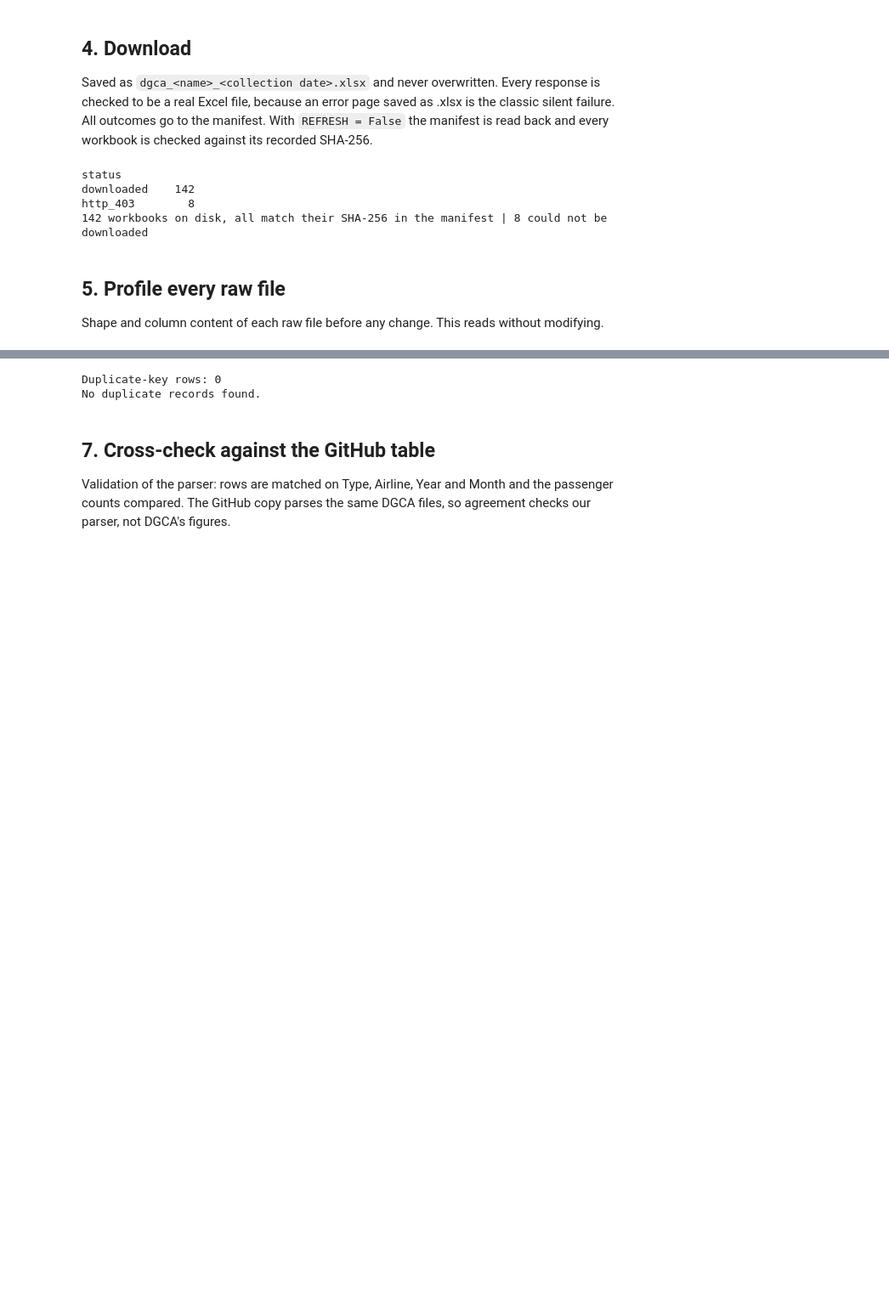
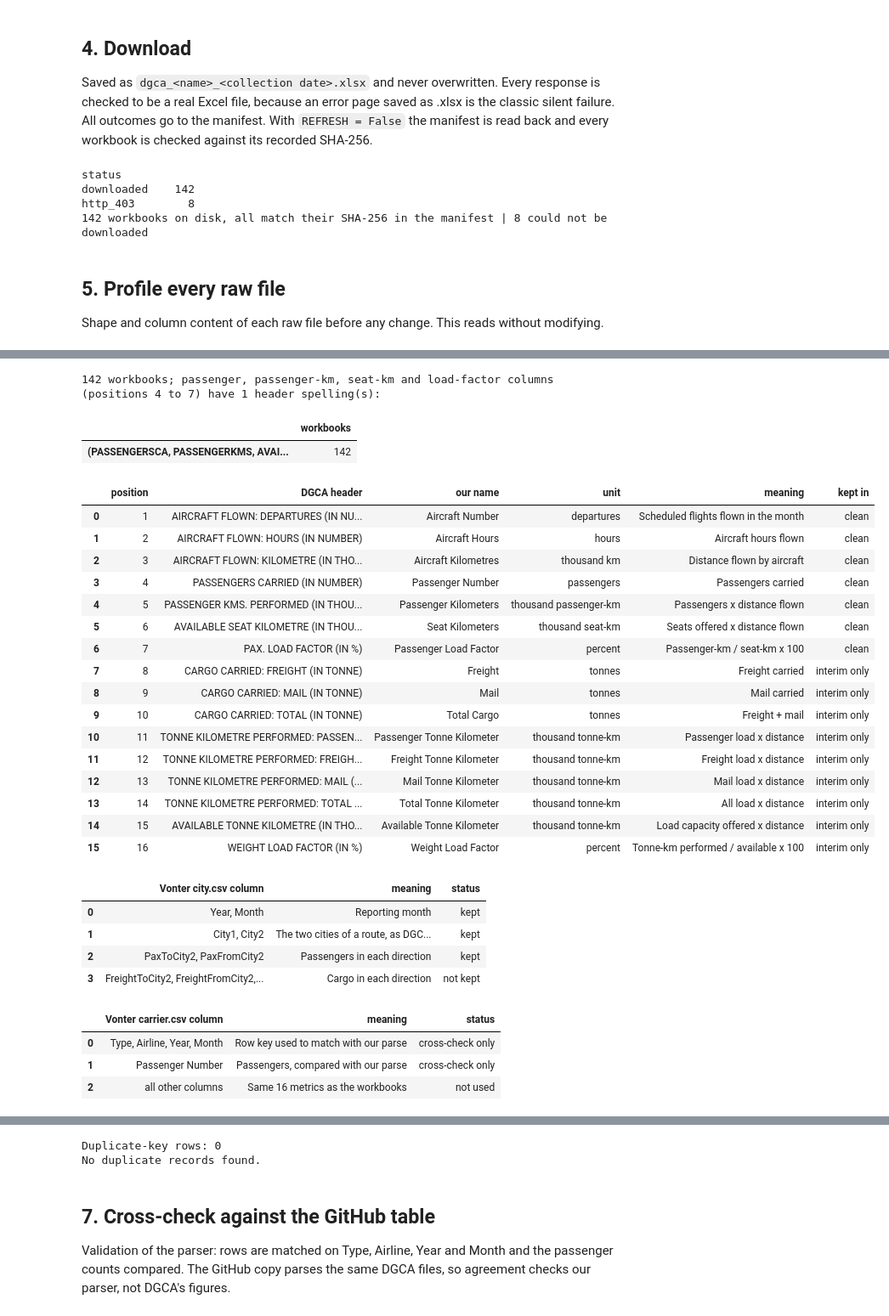
Before and after one commit to iitm-da25b035/DA2402-Project, a Jupyter notebook: notebooks/dgca_download_pipeline.ipynb, the cells around one changed output, grey strips where cells are left out. Shown at 85% size. Saved outputs shown, nothing was run; the diff lists cells and outputs as text; code cells hidden in the pictures; blank space fills up the shorter version.

```diff
--- a/notebooks/dgca_download_pipeline.ipynb
+++ b/notebooks/dgca_download_pipeline.ipynb
@@ -450,2 +490,65 @@ Files with multiple sheets: 83
+# %%
+# Do all workbooks share one column layout? Compare the header rows above the monthly data, position by position.
+def header_words(path):
+    with pd.ExcelFile(path) as xl:
+        d = pd.read_excel(xl, sheet_name=xl.sheet_names[0], header=None)
+    r = next(i for i, v in enumerate(d.iloc[:, 0]) if isinstance(v, str) and "MONTH" in v.upper())
+    return tuple(re.sub(r"[^A-Z]", "", " ".join(str(v) for v in d.iloc[r:r + 2, c] if pd.notna(v)).upper())[:12] for c in [4, 5, 6, 7])
+layouts = pd.Series([header_words(p) for p in ok.path]).value_counts()
+print(f"{len(ok)} workbooks; passenger, passenger-km, seat-km and load-factor columns (positions 4 to 7) have {len(layouts)} header spelling(s):")
+display(layouts.rename("workbooks").to_frame())
+
+# Meaning of each column kept from the workbooks. Positions are the same in every workbook, so this table applies to all 142.
+meaning = pd.DataFrame([
+    (1, "AIRCRAFT FLOWN: DEPARTURES (IN NUMBER)", "Aircraft Number", "departures", "Scheduled flights flown in the month", "clean"),
+    (2, "AIRCRAFT FLOWN: HOURS (IN NUMBER)", "Aircraft Hours", "hours", "Aircraft hours flown", "clean"),
+    (3, "AIRCRAFT FLOWN: KILOMETRE (IN THOUSAND)", "Aircraft Kilometres", "thousand km", "Distance flown by aircraft", "clean"),
+    (4, "PASSENGERS CARRIED (IN NUMBER)", "Passenger Number", "passengers", "Passengers carried", "clean"),
+    (5, "PASSENGER KMS. PERFORMED (IN THOUSAND)", "Passenger Kilometers", "thousand passenger-km", "Passengers x distance flown", "clean"),
+    (6, "AVAILABLE SEAT KILOMETRE (IN THOUSAND)", "Seat Kilometers", "thousand seat-km", "Seats offered x distance flown", "clean"),
+    (7, "PAX. LOAD FACTOR (IN %)", "Passenger Load Factor", "percent", "Passenger-km / seat-km x 100", "clean"),
+    (8, "CARGO CARRIED: FREIGHT (IN TONNE)", "Freight", "tonnes", "Freight carried", "interim only"),
+    (9, "CARGO CARRIED: MAIL (IN TONNE)", "Mail", "tonnes", "Mail carried", "interim only"),
+    (10, "CARGO CARRIED: TOTAL (IN TONNE)", "Total Cargo", "tonnes", "Freight + mail", "interim only"),
+    (11, "TONNE KILOMETRE PERFORMED: PASSENGER (IN THOUSAND)", "Passenger Tonne Kilometer", "thousand tonne-km", "Passenger load x distance", "interim only"),
+    (12, "TONNE KILOMETRE PERFORMED: FREIGHT (IN THOUSAND)", "Freight Tonne Kilometer", "thousand tonne-km", "Freight load x distance", "interim only"),
+    (13, "TONNE KILOMETRE PERFORMED: MAIL (IN THOUSAND)", "Mail Tonne Kilometer", "thousand tonne-km", "Mail load x distance", "interim only"),
+    (14, "TONNE KILOMETRE PERFORMED: TOTAL (IN THOUSAND)", "Total Tonne Kilometer", "thousand tonne-km", "All load x distance", "interim only"),
+    (15, "AVAILABLE TONNE KILOMETRE (IN THOUSAND)", "Available Tonne Kilometer", "thousand tonne-km", "Load capacity offered x distance", "interim only"),
+    (16, "WEIGHT LOAD FACTOR (IN %)", "Weight Load Factor", "percent", "Tonne-km performed / available x 100", "interim only"),
+], columns=["position", "DGCA header", "our name", "unit", "meaning", "kept in"])
+display(meaning)
+display(pd.DataFrame([("Year, Month", "Reporting month", "kept"), ("City1, City2", "The two cities of a route, as DGCA wrote them", "kept"), ("PaxToCity2, PaxFromCity2", "Passengers in each direction", "kept"), ("FreightToCity2, FreightFromCity2, MailToCity2, MailFromCity2", "Cargo in each direction", "not kept")], columns=["Vonter city.csv column", "meaning", "status"]))
+display(pd.DataFrame([("Type, Airline, Year, Month", "Row key used to match with our parse", "cross-check only"), ("Passenger Number", "Passengers, compared with our parse", "cross-check only"), ("all other columns", "Same 16 metrics as the workbooks", "not used")], columns=["Vonter carrier.csv column", "meaning", "status"]))
+# %% [output]
+142 workbooks; passenger, passenger-km, seat-km and load-factor columns (positions 4 to 7) have 1 header spelling(s):
+|  | workbooks |
+| (PASSENGERSCA, PASSENGERKMS, AVAI... | 142 |
+|  | position | DGCA header | our name | unit | meaning | kept in |
+| 0 | 1 | AIRCRAFT FLOWN: DEPARTURES (IN NU... | Aircraft Number | departures | Scheduled flights flown in the month | clean |
+| 1 | 2 | AIRCRAFT FLOWN: HOURS (IN NUMBER) | Aircraft Hours | hours | Aircraft hours flown | clean |
+| 2 | 3 | AIRCRAFT FLOWN: KILOMETRE (IN THO... | Aircraft Kilometres | thousand km | Distance flown by aircraft | clean |
+| 3 | 4 | PASSENGERS CARRIED (IN NUMBER) | Passenger Number | passengers | Passengers carried | clean |
+| 4 | 5 | PASSENGER KMS. PERFORMED (IN THOU... | Passenger Kilometers | thousand passenger-km | Passengers x distance flown | clean |
+| 5 | 6 | AVAILABLE SEAT KILOMETRE (IN THOU... | Seat Kilometers | thousand seat-km | Seats offered x distance flown | clean |
+| 6 | 7 | PAX. LOAD FACTOR (IN %) | Passenger Load Factor | percent | Passenger-km / seat-km x 100 | clean |
+| 7 | 8 | CARGO CARRIED: FREIGHT (IN TONNE) | Freight | tonnes | Freight carried | interim only |
+| 8 | 9 | CARGO CARRIED: MAIL (IN TONNE) | Mail | tonnes | Mail carried | interim only |
+| 9 | 10 | CARGO CARRIED: TOTAL (IN TONNE) | Total Cargo | tonnes | Freight + mail | interim only |
+| 10 | 11 | TONNE KILOMETRE PERFORMED: PASSEN... | Passenger Tonne Kilometer | thousand tonne-km | Passenger load x distance | interim only |
+| 11 | 12 | TONNE KILOMETRE PERFORMED: FREIGH... | Freight Tonne Kilometer | thousand tonne-km | Freight load x distance | interim only |
+| 12 | 13 | TONNE KILOMETRE PERFORMED: MAIL (... | Mail Tonne Kilometer | thousand tonne-km | Mail load x distance | interim only |
+| 13 | 14 | TONNE KILOMETRE PERFORMED: TOTAL ... | Total Tonne Kilometer | thousand tonne-km | All load x distance | interim only |
+| 14 | 15 | AVAILABLE TONNE KILOMETRE (IN THO... | Available Tonne Kilometer | thousand tonne-km | Load capacity offered x distance | interim only |
+| 15 | 16 | WEIGHT LOAD FACTOR (IN %) | Weight Load Factor | percent | Tonne-km performed / available x 100 | interim only |
+|  | Vonter city.csv column | meaning | status |
+| 0 | Year, Month | Reporting month | kept |
+| 1 | City1, City2 | The two cities of a route, as DGC... | kept |
+| 2 | PaxToCity2, PaxFromCity2 | Passengers in each direction | kept |
+| 3 | FreightToCity2, FreightFromCity2,... | Cargo in each direction | not kept |
+|  | Vonter carrier.csv column | meaning | status |
+| 0 | Type, Airline, Year, Month | Row key used to match with our parse | cross-check only |
+| 1 | Passenger Number | Passengers, compared with our parse | cross-check only |
+| 2 | all other columns | Same 16 metrics as the workbooks | not used |
 # %% [markdown]
 ## 6. Parse and adjoin into one table
```
Also changed, not shown: parts of 10 cells of this notebook, 13 other files.
